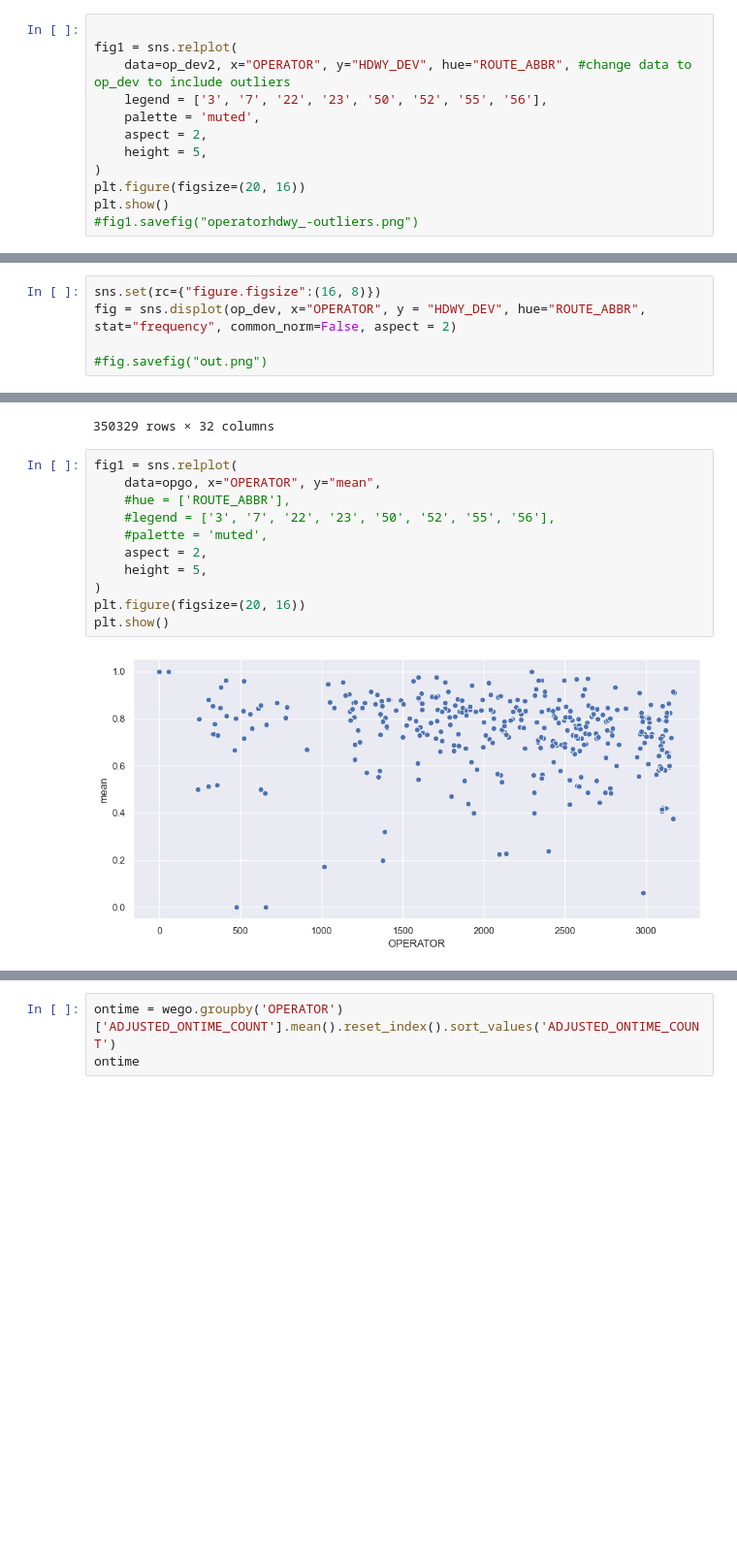
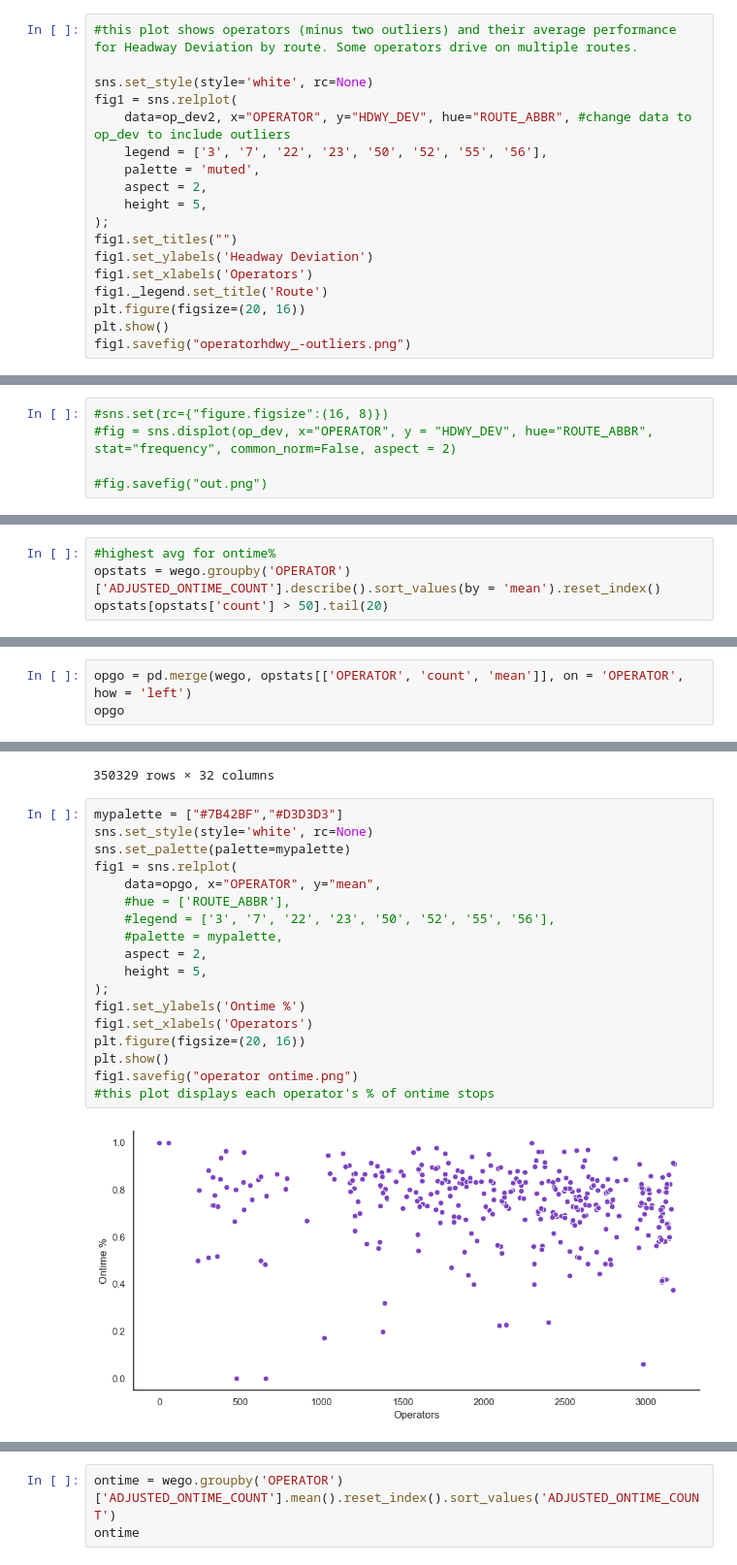
Before and after one commit to NSS-Data-Analytics-Cohort-12/wego-python-da12-javascript-express, a Jupyter notebook: notebooks/wego_project.ipynb, the cells around one changed output, grey strips where cells are left out. Shown at 97% size. Drawn from its saved outputs; the diff is of its cells as text; blank space fills up the shorter version.

```diff
--- a/notebooks/wego_project.ipynb
+++ b/notebooks/wego_project.ipynb
@@ -361,15 +305,21 @@ hdwydf['ROUTE_ABBR'].unique()
 # %% [output]
 array([23, 55, 52, 56, 50, 22,  3,  7], dtype=int64)
 # %%
+#this plot shows operators (minus two outliers) and their average performance for Headway Deviation by route. Some operators drive on multiple routes.
 
+sns.set_style(style='white', rc=None)
 fig1 = sns.relplot(
     data=op_dev2, x="OPERATOR", y="HDWY_DEV", hue="ROUTE_ABBR", #change data to op_dev to include outliers
     legend = ['3', '7', '22', '23', '50', '52', '55', '56'],
     palette = 'muted',
     aspect = 2,
     height = 5,
-)
+);
+fig1.set_titles("")
+fig1.set_ylabels('Headway Deviation')
+fig1.set_xlabels('Operators')
+fig1._legend.set_title('Route')
 plt.figure(figsize=(20, 16))
 plt.show()
-#fig1.savefig("operatorhdwy_-outliers.png")
+fig1.savefig("operatorhdwy_-outliers.png")
 # %% [output]
@@ -387,8 +337,8 @@ sns.relplot(
 <seaborn.axisgrid.FacetGrid at 0x...>
 [figure]
 # %%
-sns.set(rc={"figure.figsize":(16, 8)})
-fig = sns.displot(op_dev, x="OPERATOR", y = "HDWY_DEV", hue="ROUTE_ABBR", stat="frequency", common_norm=False, aspect = 2)
+#sns.set(rc={"figure.figsize":(16, 8)})
+#fig = sns.displot(op_dev, x="OPERATOR", y = "HDWY_DEV", hue="ROUTE_ABBR", stat="frequency", common_norm=False, aspect = 2)
 
 #fig.savefig("out.png")
 # %% [output]
@@ -436,0 +396,4 @@ opstats[opstats['count'] > 50].head(20)
+# %%
+#highest avg for ontime%
+opstats = wego.groupby('OPERATOR')['ADJUSTED_ONTIME_COUNT'].describe().sort_values(by = 'mean').reset_index()
+opstats[opstats['count'] > 50].tail(20)
@@ -451,3 +432,6 @@ opgo
 | 350327 | 120230930 | 2 | 100406613 | 2023-09-30 | 7 | 702 | 2312 | 353449 | ... |
 | 350328 | 120230930 | 2 | 100406614 | 2023-09-30 | 7 | 702 | 2312 | 353449 | ... |
 350329 rows × 32 columns
+# %%
+opgo = pd.merge(wego, opstats[['OPERATOR', 'count', 'mean']], on = 'OPERATOR', how = 'left')
+opgo
@@ -478,18 +476,25 @@ opgo
 | 350328 | 120230930 | 2 | 100406614 | 2023-09-30 | 7 | 702 | 2312 | 353449 | ... |
 350329 rows × 32 columns
 # %%
+mypalette = ["#7B42BF","#D3D3D3"]
+sns.set_style(style='white', rc=None)
+sns.set_palette(palette=mypalette)
 fig1 = sns.relplot(
     data=opgo, x="OPERATOR", y="mean",
     #hue = ['ROUTE_ABBR'],
     #legend = ['3', '7', '22', '23', '50', '52', '55', '56'],
-    #palette = 'muted',
+    #palette = mypalette,
     aspect = 2,
     height = 5,
-)
+);
+fig1.set_ylabels('Ontime %')
+fig1.set_xlabels('Operators')
 plt.figure(figsize=(20, 16))
 plt.show()
+fig1.savefig("operator ontime.png")
+#this plot displays each operator's % of ontime stops
 # %% [output]
-[figure, old version]
+[figure, new version]
 <Figure size 2000x1600 with 0 Axes>
 # %%
 ontime = wego.groupby('OPERATOR')['ADJUSTED_ONTIME_COUNT'].mean().reset_index().sort_values('ADJUSTED_ONTIME_COUNT')
```
Also changed, not shown: parts of 18 cells of this notebook.
